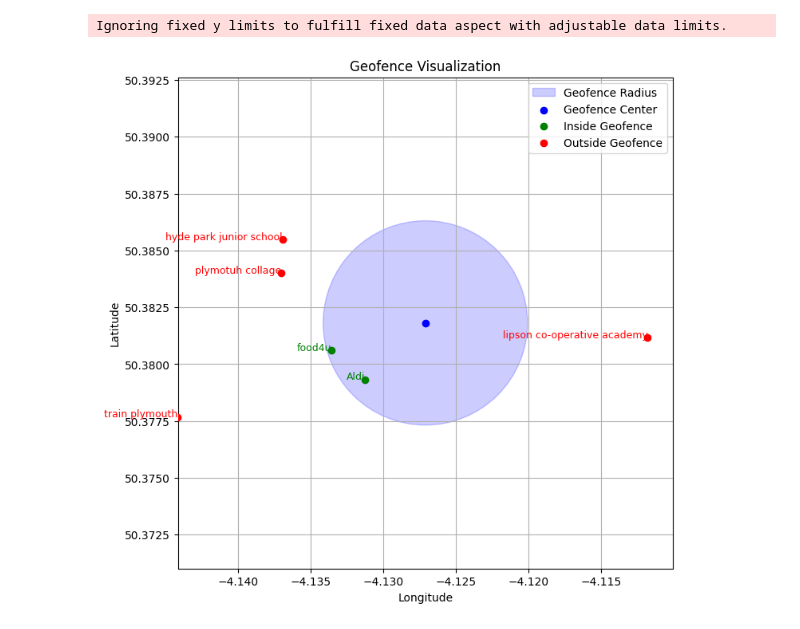
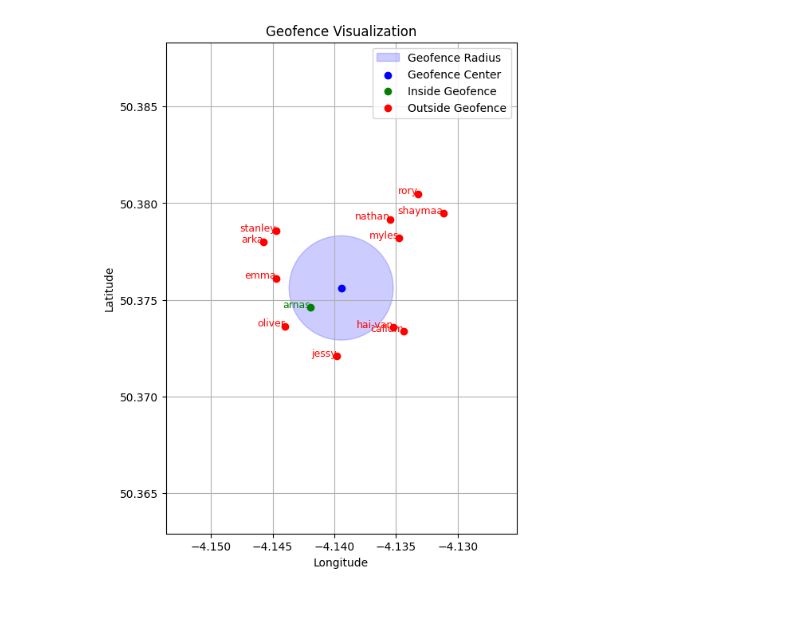
Before and after one commit to hasibu123/COMP3000, a Jupyter notebook: dummy_dataset.ipynb, the cells around one changed output. Drawn from its saved outputs; the diff is of its cells as text; code cells hidden in the pictures.

```diff
--- a/dummy_dataset.ipynb
+++ b/dummy_dataset.ipynb
@@ -120,7 +200,7 @@ for index, row in data.iterrows():
     else:
         outside_points.append((point_lat, point_lon , row['name']))
 
-def plot_geofence_and_points(center_lat, center_lon, radius_km, inside_points, outside_points):
+def plot_geofence_and_points(center_lat, center_lon, geofence_radius, inside_points, outside_points):
 
     # Create the plot
     fig, ax = plt.subplots(figsize=(8, 8))
@@ -167,12 +245,12 @@ import matplotlib.pyplot as plt
 from matplotlib.patches import Ellipse
 
 # Load the dataset
-data = pd.read_csv("places.csv")
+data = pd.read_csv("names.csv")
 
 # Geofence parameters
-center_lat = 50.381813
-center_lon = -4.127100
-geofence_radius = 0.5  # km
+center_lat = 50.375618
+center_lon = -4.139433
+geofence_radius = 0.3  # km
 
 # Calculate radius in degrees for latitude and longitude
 radius_deg_lat = geofence_radius / 111.32
@@ -214,33 +292,32 @@ def plot_geofence_and_points(center_lat, center_lon, radius_km, inside_points, o
     ax.scatter(center_lon, center_lat, color='blue', label="Geofence Center", zorder=5)
 
     # Plot points
     for lat, lon, name in inside_points:
         ax.scatter(lon, lat, color='green', label="Inside Geofence" if 'Inside Geofence' not in ax.get_legend_handles_labels()[1] else "", zorder=5)
         ax.text(lon, lat, name, fontsize=9, color='green', ha='right')
 
     for lat, lon, name in outside_points:
         ax.scatter(lon, lat, color='red', label="Outside Geofence" if 'Outside Geofence' not in ax.get_legend_handles_labels()[1] else "", zorder=5)
         ax.text(lon, lat, name, fontsize=9, color='red', ha='right')
 
     # Configure plot
     ax.set_xlabel("Longitude")
     ax.set_ylabel("Latitude")
     ax.set_title("Geofence Visualization")
 
     # Set aspect ratio to display the ellipse correctly
-    ax.set_aspect(1.0 / cos(radians(center_lat)), adjustable='datalim')
+    ax.set_aspect(1.0 / cos(radians(center_lat)), adjustable='box')
 
     # Set limits with margin
     margin = 0.01
     ax.set_xlim(center_lon - radius_deg_lon - margin, center_lon + radius_deg_lon + margin)
     ax.set_ylim(center_lat - radius_deg_lat - margin, center_lat + radius_deg_lat + margin)
 
     ax.legend()
     plt.grid()
     plt.show()
 
 # Call the plotting function
 plot_geofence_and_points(center_lat, center_lon, geofence_radius, inside_points, outside_points)
 # %% [output]
-Ignoring fixed y limits to fulfill fixed data aspect with adjustable data limits.
-[figure, old version]
+[figure, new version]
```
Also changed, not shown: parts of 3 cells of this notebook, 3 other files.
